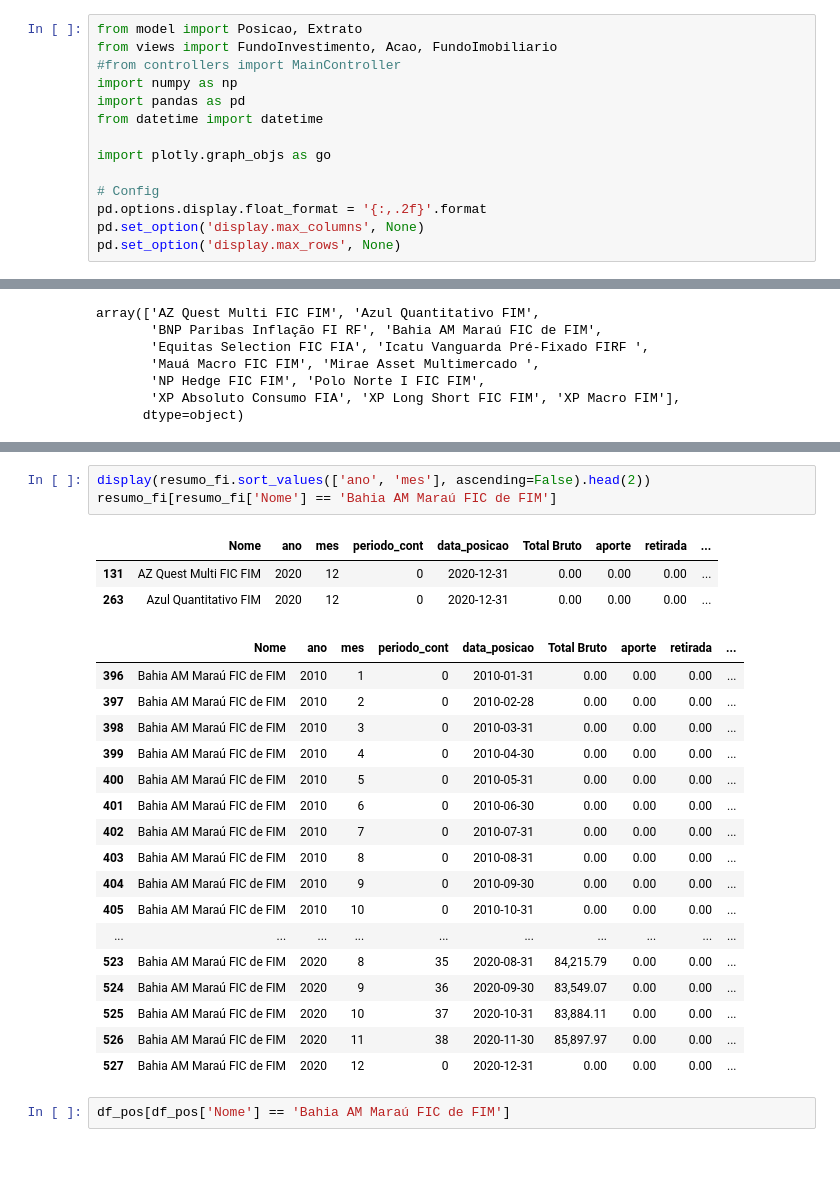
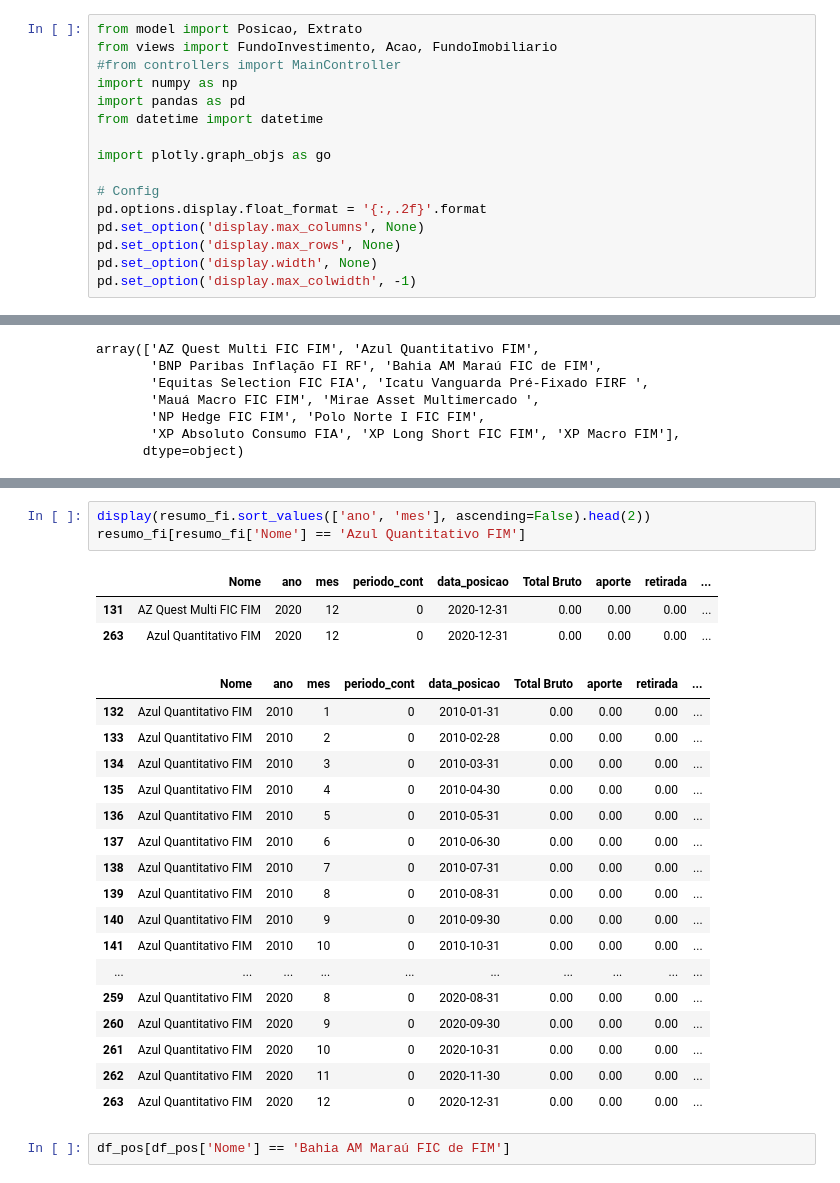
Before and after one commit to gabrielmlg/finance-app, a Jupyter notebook: app/classes/extrato_posicao_acoes.ipynb, the cells around one changed output, grey strips where cells are left out. Saved outputs shown, nothing was run; the diff lists cells and outputs as text.

```diff
--- a/app/classes/extrato_posicao_acoes.ipynb
+++ b/app/classes/extrato_posicao_acoes.ipynb
@@ -12,6 +12,8 @@ import plotly.graph_objs as go
 pd.options.display.float_format = '{:,.2f}'.format
 pd.set_option('display.max_columns', None)
 pd.set_option('display.max_rows', None)
+pd.set_option('display.width', None)
+pd.set_option('display.max_colwidth', -1)
 # %%
 posicao_model = Posicao()
 posicao_model.load_data()
@@ -129,27 +160,27 @@ array(['AZ Quest Multi FIC FIM', 'Azul Quantitativo FIM',
 # %%
 display(resumo_fi.sort_values(['ano', 'mes'], ascending=False).head(2))
-resumo_fi[resumo_fi['Nome'] == 'Bahia AM Maraú FIC de FIM']
+resumo_fi[resumo_fi['Nome'] == 'Azul Quantitativo FIM']
 # %% [output]
 |  | Nome | ano | mes | periodo_cont | data_posicao | Total Bruto | aporte | retirada | ... |
 | 131 | AZ Quest Multi FIC FIM | 2020 | 12 | 0 | 2020-12-31 | 0.00 | 0.00 | 0.00 | ... |
 | 263 | Azul Quantitativo FIM | 2020 | 12 | 0 | 2020-12-31 | 0.00 | 0.00 | 0.00 | ... |
 |  | Nome | ano | mes | periodo_cont | data_posicao | Total Bruto | aporte | retirada | ... |
-| 396 | Bahia AM Maraú FIC de FIM | 2010 | 1 | 0 | 2010-01-31 | 0.00 | 0.00 | 0.00 | ... |
-| 397 | Bahia AM Maraú FIC de FIM | 2010 | 2 | 0 | 2010-02-28 | 0.00 | 0.00 | 0.00 | ... |
-| 398 | Bahia AM Maraú FIC de FIM | 2010 | 3 | 0 | 2010-03-31 | 0.00 | 0.00 | 0.00 | ... |
-| 399 | Bahia AM Maraú FIC de FIM | 2010 | 4 | 0 | 2010-04-30 | 0.00 | 0.00 | 0.00 | ... |
-| 400 | Bahia AM Maraú FIC de FIM | 2010 | 5 | 0 | 2010-05-31 | 0.00 | 0.00 | 0.00 | ... |
-| 401 | Bahia AM Maraú FIC de FIM | 2010 | 6 | 0 | 2010-06-30 | 0.00 | 0.00 | 0.00 | ... |
-| 402 | Bahia AM Maraú FIC de FIM | 2010 | 7 | 0 | 2010-07-31 | 0.00 | 0.00 | 0.00 | ... |
-| 403 | Bahia AM Maraú FIC de FIM | 2010 | 8 | 0 | 2010-08-31 | 0.00 | 0.00 | 0.00 | ... |
-| 404 | Bahia AM Maraú FIC de FIM | 2010 | 9 | 0 | 2010-09-30 | 0.00 | 0.00 | 0.00 | ... |
-| 405 | Bahia AM Maraú FIC de FIM | 2010 | 10 | 0 | 2010-10-31 | 0.00 | 0.00 | 0.00 | ... |
+| 132 | Azul Quantitativo FIM | 2010 | 1 | 0 | 2010-01-31 | 0.00 | 0.00 | 0.00 | ... |
+| 133 | Azul Quantitativo FIM | 2010 | 2 | 0 | 2010-02-28 | 0.00 | 0.00 | 0.00 | ... |
+| 134 | Azul Quantitativo FIM | 2010 | 3 | 0 | 2010-03-31 | 0.00 | 0.00 | 0.00 | ... |
+| 135 | Azul Quantitativo FIM | 2010 | 4 | 0 | 2010-04-30 | 0.00 | 0.00 | 0.00 | ... |
+| 136 | Azul Quantitativo FIM | 2010 | 5 | 0 | 2010-05-31 | 0.00 | 0.00 | 0.00 | ... |
+| 137 | Azul Quantitativo FIM | 2010 | 6 | 0 | 2010-06-30 | 0.00 | 0.00 | 0.00 | ... |
+| 138 | Azul Quantitativo FIM | 2010 | 7 | 0 | 2010-07-31 | 0.00 | 0.00 | 0.00 | ... |
+| 139 | Azul Quantitativo FIM | 2010 | 8 | 0 | 2010-08-31 | 0.00 | 0.00 | 0.00 | ... |
+| 140 | Azul Quantitativo FIM | 2010 | 9 | 0 | 2010-09-30 | 0.00 | 0.00 | 0.00 | ... |
+| 141 | Azul Quantitativo FIM | 2010 | 10 | 0 | 2010-10-31 | 0.00 | 0.00 | 0.00 | ... |
 | ... | ... | ... | ... | ... | ... | ... | ... | ... | ... |
-| 523 | Bahia AM Maraú FIC de FIM | 2020 | 8 | 35 | 2020-08-31 | 84,215.79 | 0.00 | 0.00 | ... |
-| 524 | Bahia AM Maraú FIC de FIM | 2020 | 9 | 36 | 2020-09-30 | 83,549.07 | 0.00 | 0.00 | ... |
-| 525 | Bahia AM Maraú FIC de FIM | 2020 | 10 | 37 | 2020-10-31 | 83,884.11 | 0.00 | 0.00 | ... |
-| 526 | Bahia AM Maraú FIC de FIM | 2020 | 11 | 38 | 2020-11-30 | 85,897.97 | 0.00 | 0.00 | ... |
-| 527 | Bahia AM Maraú FIC de FIM | 2020 | 12 | 0 | 2020-12-31 | 0.00 | 0.00 | 0.00 | ... |
+| 259 | Azul Quantitativo FIM | 2020 | 8 | 0 | 2020-08-31 | 0.00 | 0.00 | 0.00 | ... |
+| 260 | Azul Quantitativo FIM | 2020 | 9 | 0 | 2020-09-30 | 0.00 | 0.00 | 0.00 | ... |
+| 261 | Azul Quantitativo FIM | 2020 | 10 | 0 | 2020-10-31 | 0.00 | 0.00 | 0.00 | ... |
+| 262 | Azul Quantitativo FIM | 2020 | 11 | 0 | 2020-11-30 | 0.00 | 0.00 | 0.00 | ... |
+| 263 | Azul Quantitativo FIM | 2020 | 12 | 0 | 2020-12-31 | 0.00 | 0.00 | 0.00 | ... |
 # %%
 df_pos[df_pos['Nome'] == 'Bahia AM Maraú FIC de FIM']
 # %% [output]
```
Also changed, not shown: parts of 6 cells of this notebook, 2 other files.
